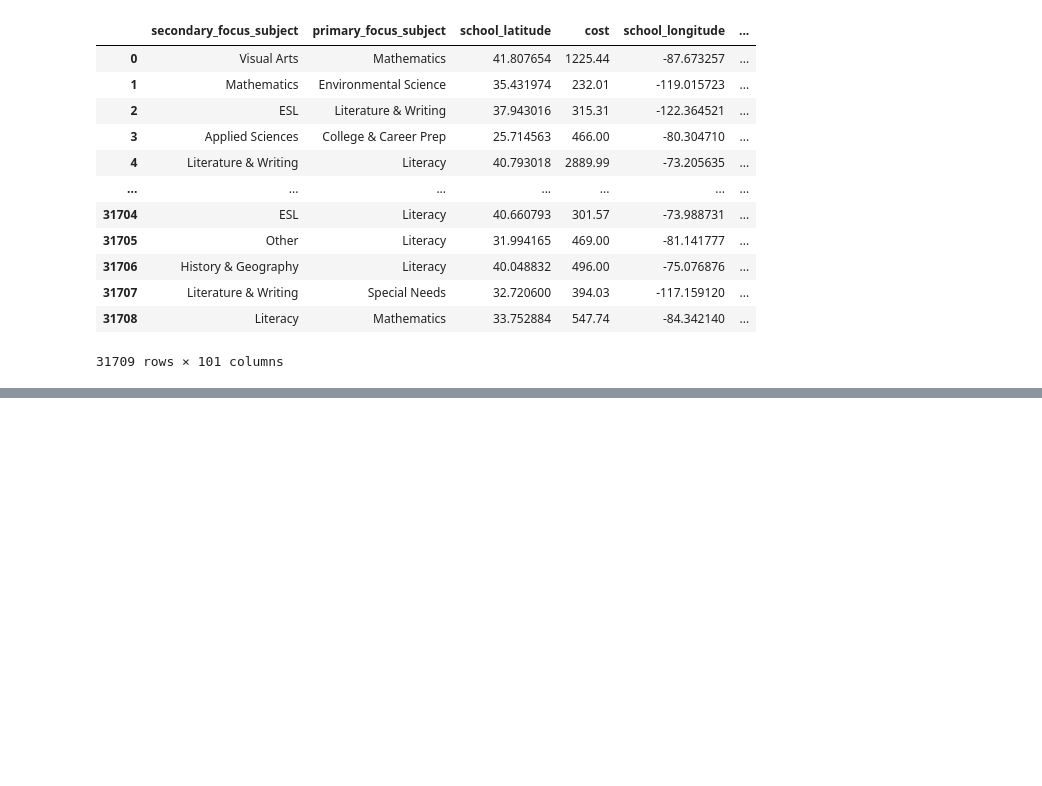
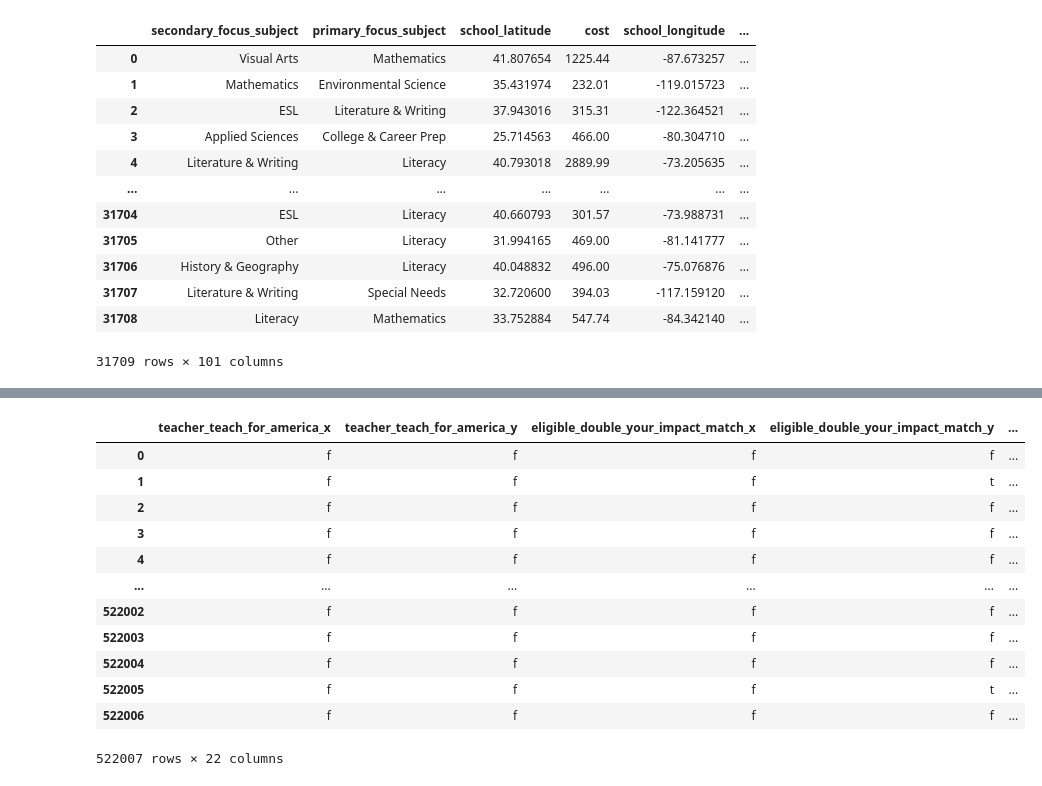
Before and after one commit to christiannielsen98/BDP-miniprojects, a Jupyter notebook: Code/data_exploration.ipynb, the cells around one changed output, grey strips where cells are left out. Saved outputs shown, nothing was run; the diff lists cells and outputs as text; code cells hidden in the pictures; blank space fills up the shorter version.

```diff
--- a/Code/data_exploration.ipynb
+++ b/Code/data_exploration.ipynb
@@ -59,0 +111,5 @@ KeyError: 9
+# %%
+choose_columns = []
+for entry in diff_columns:
+  choose_columns.append(entry + "_x")
+  choose_columns.append(entry + "_y")
@@ -59,0 +136,18 @@ KeyError: 9
+# %%
+dirty_clean_merge=pd.merge(KDD_major, KDD_major_raw, on=['school_latitude', 'school_longitude'], how='left')
+# %%
+dirty_clean_merge.drop_duplicates()[choose_columns]
+# %% [output]
+|  | teacher_teach_for_america_x | teacher_teach_for_america_y | eligible_double_your_impact_match_x | eligible_double_your_impact_match_y | ... |
+| 0 | f | f | f | f | ... |
+| 1 | f | f | f | t | ... |
+| 2 | f | f | f | f | ... |
+| 3 | f | f | f | f | ... |
+| 4 | f | f | f | f | ... |
+| ... | ... | ... | ... | ... | ... |
+| 522002 | f | f | f | f | ... |
+| 522003 | f | f | f | f | ... |
+| 522004 | f | f | f | f | ... |
+| 522005 | f | f | f | t | ... |
+| 522006 | f | f | f | f | ... |
+522007 rows × 22 columns
```
Also changed, not shown: parts of 8 cells of this notebook.
